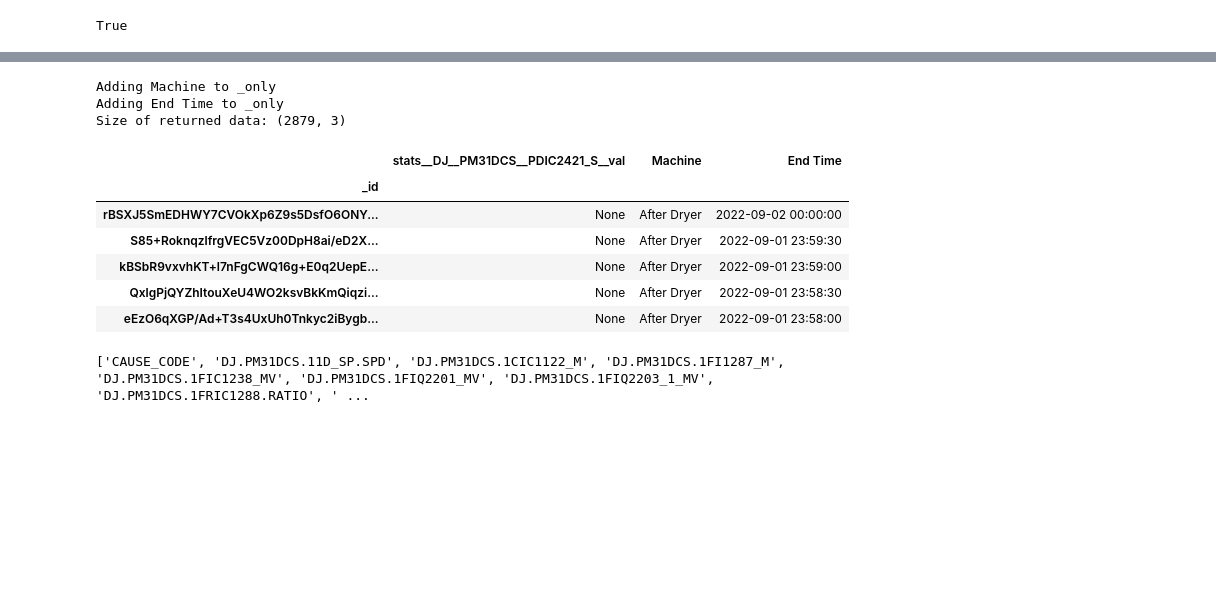
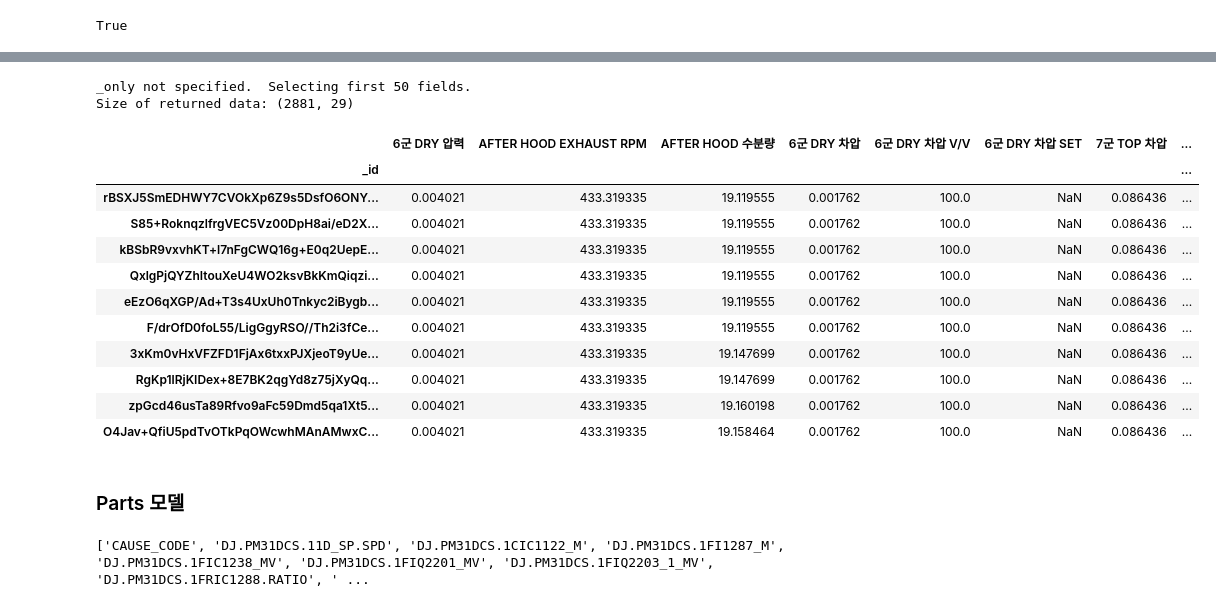
Before and after one commit to ljih0371/jhlim, a Jupyter notebook: SM_sdk_test.ipynb, the cells around one changed output, grey strips where cells are left out. Saved outputs shown, nothing was run; the diff lists cells and outputs as text; code cells hidden in the pictures; blank space fills up the shorter version.

```diff
--- a/SM_sdk_test.ipynb
+++ b/SM_sdk_test.ipynb
@@ -27,15 +31,15 @@ True
 # %%
 # types = cli.get_machine_type_names()
 # machine_type = types[0]
-
 
 ## machine(asset) 목록
 machines = cli.get_machine_names()
 
 ## asset 선택 및 schema 확인
 
-#columns = cli.get_machine_schema(machines[0])
-columns = cli.get_machine_schema(machines[0])['display'].to_list()
+column_name = cli.get_machine_schema(machines[0])
+# columns = cli.get_machine_schema(machines[0])['display'].to_list()
 
-columns
+column_name['name'] = column_name['name'].str.replace('.', '__',regex=True)
+column_name
 # %% [output]
@@ -59,32 +63,46 @@ columns
 # %%
 ## Cycle 데이터 검색
 
-select_columns = ['stats__DJ.PM31DCS.PDIC2421_S__val']
+# row 생략 없이 출력
+pd.set_option('display.max_rows', None)
+# col 생략 없이 출력
+pd.set_option('display.max_columns', None)
+
+# select_columns = ['stats__DJ.PM31DCS.PDIC2421_S__val']
 
 query = {'Machine': machines[0],
          'End Time__gte' : datetime(2022, 9, 1),
          'End Time__lte' : datetime(2022, 9, 2),
-         '_order_by': '-End Time',
-         '_only': select_columns,
-         'stats__DJ.PM31DCS.PDIC2421_S__val__exists' : False}
-
+         '_order_by': '-End Time'
+        #  '_only': select_columns,
+        #  'stats__DJ.PM31DCS.PDIC2421_S__val__exists' : False
+        }
 
 df = cli.get_cycles(**query)
+
+## 컬럼명 수정
+display_dict = dict(zip(column_name.name, column_name.display))
+df.rename(columns=display_dict, inplace=True)
 
 ## size 출력
 print(f'Size of returned data: {df.shape}')
 
-
-df.head()
+df.head(10)
 # %% [output]
-Adding Machine to _only
-Adding End Time to _only
-Size of returned data: (2879, 3)
+_only not specified.  Selecting first 50 fields.
+Size of returned data: (2881, 29)
-|  | stats__DJ__PM31DCS__PDIC2421_S__val | Machine | End Time |
-| _id |  |  |  |
-| rBSXJ5SmEDHWY7CVOkXp6Z9s5DsfO6ONY... | None | After Dryer | 2022-09-02 00:00:00 |
-| S85+RoknqzlfrgVEC5Vz00DpH8ai/eD2X... | None | After Dryer | 2022-09-01 23:59:30 |
-| kBSbR9vxvhKT+l7nFgCWQ16g+E0q2UepE... | None | After Dryer | 2022-09-01 23:59:00 |
-| QxlgPjQYZhItouXeU4WO2ksvBkKmQiqzi... | None | After Dryer | 2022-09-01 23:58:30 |
-| eEzO6qXGP/Ad+T3s4UxUh0Tnkyc2iBygb... | None | After Dryer | 2022-09-01 23:58:00 |
+|  | 6군 DRY 압력 | AFTER HOOD EXHAUST RPM | AFTER HOOD 수분량 | 6군 DRY 차압 | 6군 DRY 차압 V/V | 6군 DRY 차압 SET | 7군 TOP 차압 | ... |
+| _id |  |  |  |  |  |  |  | ... |
+| rBSXJ5SmEDHWY7CVOkXp6Z9s5DsfO6ONY... | 0.004021 | 433.319335 | 19.119555 | 0.001762 | 100.0 | NaN | 0.086436 | ... |
+| S85+RoknqzlfrgVEC5Vz00DpH8ai/eD2X... | 0.004021 | 433.319335 | 19.119555 | 0.001762 | 100.0 | NaN | 0.086436 | ... |
+| kBSbR9vxvhKT+l7nFgCWQ16g+E0q2UepE... | 0.004021 | 433.319335 | 19.119555 | 0.001762 | 100.0 | NaN | 0.086436 | ... |
+| QxlgPjQYZhItouXeU4WO2ksvBkKmQiqzi... | 0.004021 | 433.319335 | 19.119555 | 0.001762 | 100.0 | NaN | 0.086436 | ... |
+| eEzO6qXGP/Ad+T3s4UxUh0Tnkyc2iBygb... | 0.004021 | 433.319335 | 19.119555 | 0.001762 | 100.0 | NaN | 0.086436 | ... |
+| F/drOfD0foL55/LigGgyRSO//Th2i3fCe... | 0.004021 | 433.319335 | 19.119555 | 0.001762 | 100.0 | NaN | 0.086436 | ... |
+| 3xKm0vHxVFZFD1FjAx6txxPJXjeoT9yUe... | 0.004021 | 433.319335 | 19.147699 | 0.001762 | 100.0 | NaN | 0.086436 | ... |
+| RgKp1lRjKIDex+8E7BK2qgYd8z75jXyQq... | 0.004021 | 433.319335 | 19.147699 | 0.001762 | 100.0 | NaN | 0.086436 | ... |
+| zpGcd46usTa89Rfvo9aFc59Dmd5qa1Xt5... | 0.004021 | 433.319335 | 19.160198 | 0.001762 | 100.0 | NaN | 0.086436 | ... |
+| O4Jav+QfiU5pdTvOTkPqOWcwhMAnAMwxC... | 0.004021 | 433.319335 | 19.158464 | 0.001762 | 100.0 | NaN | 0.086436 | ... |
+# %% [markdown]
+### Parts 모델
 # %%
```
Also changed, not shown: parts of 10 cells of this notebook, 13 other files.
